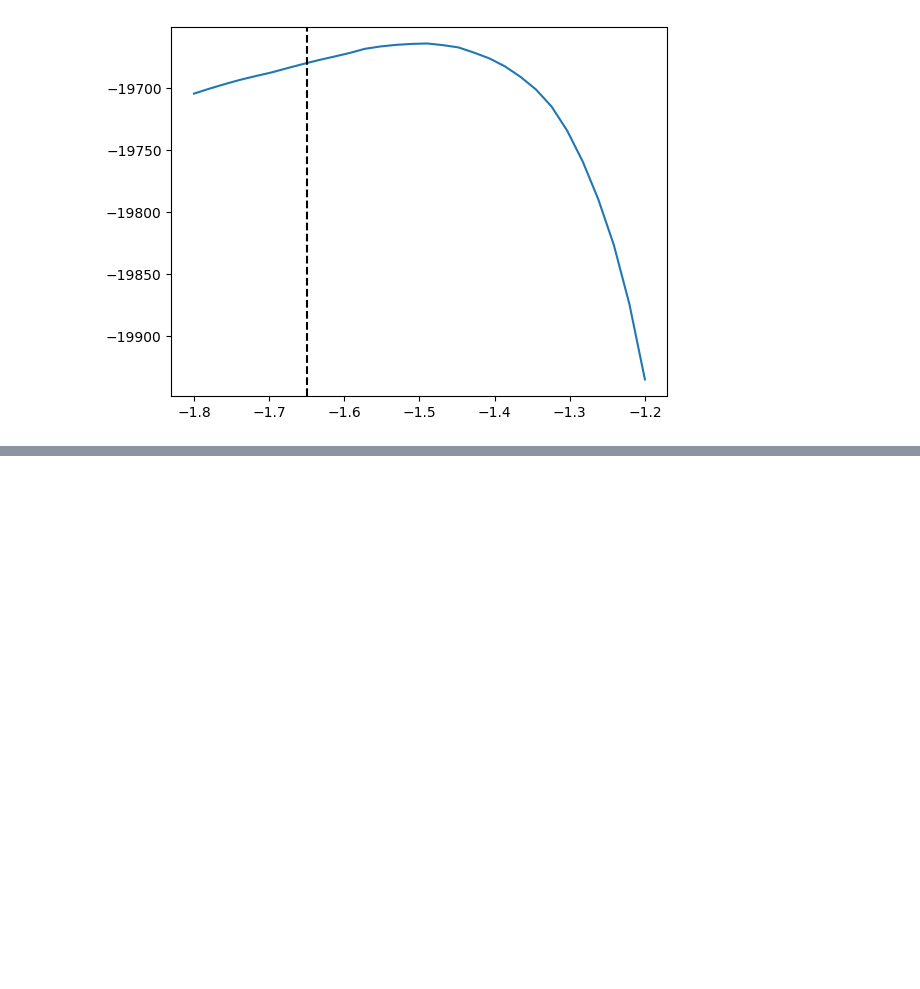
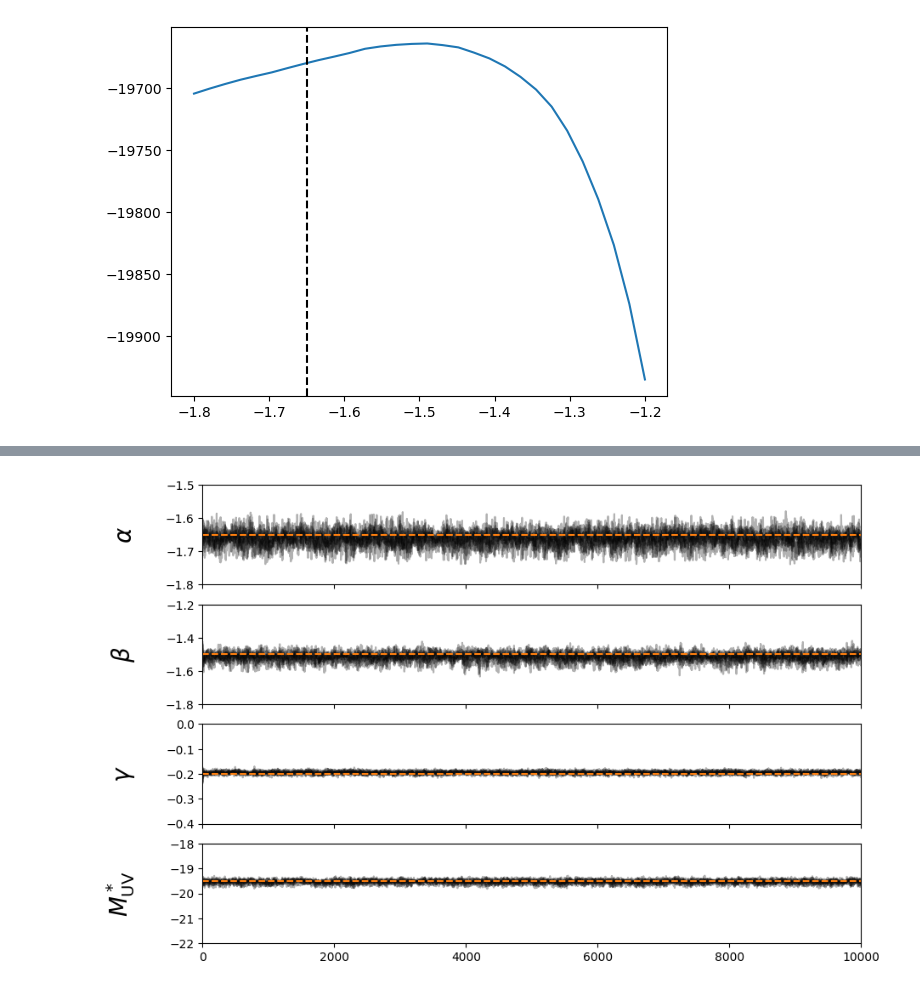
Before and after one commit to changhoonhahn/px2cosmo, a Jupyter notebook: nb/test2_nle.ipynb, the cells around one changed output, grey strips where cells are left out. Cells and saved outputs as stored; diff of their text form; code cells hidden in the pictures; blank space fills up the shorter version.

```diff
--- a/nb/test2_nle.ipynb
+++ b/nb/test2_nle.ipynb
@@ -157,0 +227,24 @@ torch.save(p_X_phisig, '/Users/chang/data/px2cosmo/test2/mock2_p_X_phisig.pt')
+# %%
+ndim, nwalkers = 4, 10
+p0 = np.array([
+  np.random.uniform(-1.7, -1.6, nwalkers),
+  np.random.uniform(-1.6, -1.4, nwalkers),
+  np.random.uniform(-0.24, -0.16, nwalkers),
+  np.random.uniform(-19.7, -19.3, nwalkers)
+]).T
+
+sampler = emcee.EnsembleSampler(nwalkers, ndim, log_posterior)
+_ = sampler.run_mcmc(p0, 10000, progress=True)
+# %%
+fig, axes = plt.subplots(ndim, figsize=(10, 7), sharex=True)
+samples = sampler.get_chain()
+for i in range(ndim):
+    ax = axes[i]
+    ax.plot(samples[:, :, i], "k", alpha=0.3)
+    ax.plot([0, samples.shape[0]], [phi_true[i], phi_true[i]], c='C1', ls='--')
+    ax.set_xlim(0, len(samples))
+    ax.set_ylabel([r'$\alpha$', r'$\beta$', r'$\gamma$', r'$M_{\rm UV}^*$'][i], fontsize=20)
+    ax.yaxis.set_label_coords(-0.1, 0.5)
+    ax.set_ylim([(-1.8, -1.5), (-1.8, -1.2), (-0.4, 0.0), (-22, -18)][i])
+# %% [output]
+[figure, added]
```
Also changed, not shown: parts of 14 cells of this notebook.
